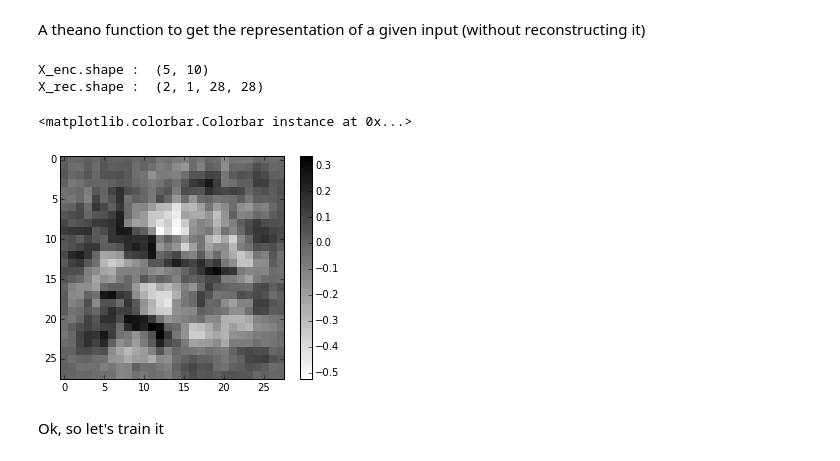
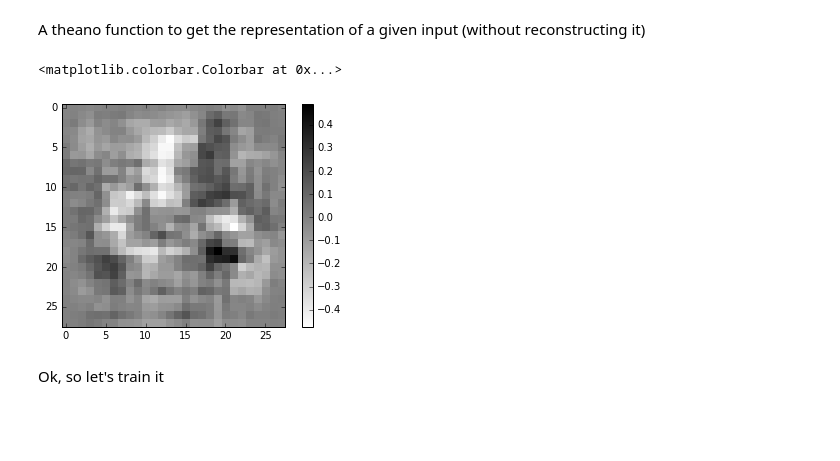
Before and after one commit to julienr/ipynb_playground, a Jupyter notebook: keras/convmnist/keras_conv_autoencoder_mnist.ipynb, the cells around one changed output. Cells and saved outputs as stored; diff of their text form; code cells hidden in the pictures; blank space fills up the shorter version.

```diff
--- a/keras/convmnist/keras_conv_autoencoder_mnist.ipynb
+++ b/keras/convmnist/keras_conv_autoencoder_mnist.ipynb
@@ -214,21 +235,13 @@ SVG(vutil.to_graph(encoder, recursive=True, show_shape=True).create(prog='dot',
 A theano function to get the representation of a given input (without reconstructing it)
 # %%
 # Of course we'll get random results here because this is with an untrained autoencoder
-X_enc = encode(X_train[0:5])
-print("X_enc.shape : ", X_enc.shape)
-
-X_rec = decode(np.random.random((2, 10)).astype(np.float32))
-print("X_rec.shape : ", X_rec.shape)
-
-X_pred = model.predict(X_train[0:5])
+X_pred = autoencoder.predict([X_train[0:5]])
 
 pl.imshow(X_pred[0].squeeze(), interpolation='nearest', cmap=cm.binary)
 pl.colorbar()
 # %% [output]
-X_enc.shape :  (5, 10)
-X_rec.shape :  (2, 1, 28, 28)
+<matplotlib.colorbar.Colorbar at 0x...>
-<matplotlib.colorbar.Colorbar instance at 0x...>
-[figure, old version]
+[figure, new version]
 # %% [markdown]
 Ok, so let's train it
 # %%
```
Also changed, not shown: parts of 23 cells of this notebook.
